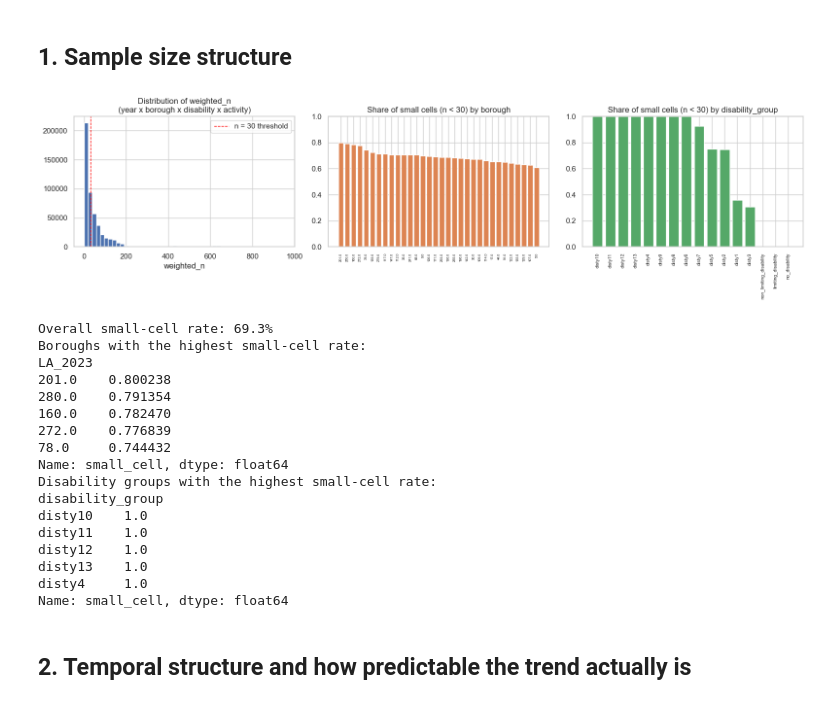
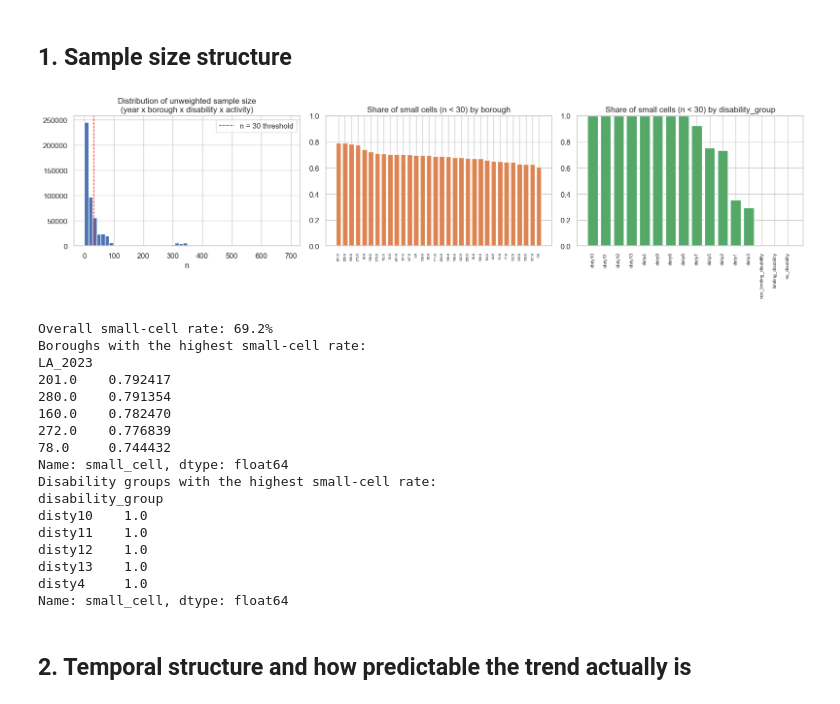
Before and after one commit to YifengMao666/London-Sport2-Group20, a Jupyter notebook: Jingyi Hua/notebooks/05_RQ3_pre_modeling_eda.ipynb, the cells around one changed output. Drawn from its saved outputs; the diff is of its cells as text; code cells hidden in the pictures.

```diff
--- a/Jingyi Hua/notebooks/05_RQ3_pre_modeling_eda.ipynb
+++ b/Jingyi Hua/notebooks/05_RQ3_pre_modeling_eda.ipynb
@@ -29,39 +29,39 @@ overall small-cell rate: 0.693
 # %%
 fig, axes = plt.subplots(1, 3, figsize=(16, 4.5))
 
-axes[0].hist(dis_level['weighted_n'].dropna(), bins=50, color='#4C72B0')
-axes[0].set_title('Distribution of weighted_n\n(year x borough x disability x activity)')
-axes[0].set_xlabel('weighted_n')
+axes[0].hist(dis_level['n'].dropna(), bins=50, color='#4C72B0')
+axes[0].set_title('Distribution of unweighted sample size\n(year x borough x disability x activity)')
+axes[0].set_xlabel('n')
 axes[0].axvline(30, color='red', linestyle='--', linewidth=1, label='n = 30 threshold')
 axes[0].legend()
 
 by_borough = dis_level.groupby('LA_2023')['small_cell'].mean().sort_values(ascending=False)
 axes[1].bar(by_borough.index.astype(str), by_borough.values, color='#DD8452')
 axes[1].set_title('Share of small cells (n < 30) by borough')
 axes[1].tick_params(axis='x', labelrotation=90, labelsize=5)
 axes[1].set_ylim(0, 1)
 
 by_group = dis_level.groupby('disability_group')['small_cell'].mean().sort_values(ascending=False)
 axes[2].bar(by_group.index.astype(str), by_group.values, color='#55A868')
 axes[2].set_title('Share of small cells (n < 30) by disability_group')
 axes[2].tick_params(axis='x', labelrotation=90, labelsize=7)
 axes[2].set_ylim(0, 1)
 
 plt.tight_layout()
 plt.savefig(FIGURE_DIR / 'figure_01_sample_size_structure.png', dpi=150)
 plt.show()
 
 print(f"Overall small-cell rate: {dis_level['small_cell'].mean():.1%}")
 print('Boroughs with the highest small-cell rate:')
 print(by_borough.head(5))
 print('Disability groups with the highest small-cell rate:')
 print(by_group.head(5))
 # %% [output]
-[figure, old version]
+[figure, new version]
-Overall small-cell rate: 69.3%
+Overall small-cell rate: 69.2%
 Boroughs with the highest small-cell rate:
 LA_2023
-201.0    0.800238
+201.0    0.792417
 280.0    0.791354
 160.0    0.782470
 272.0    0.776839
```
Also changed, not shown: parts of 14 cells of this notebook, 47 other files.
